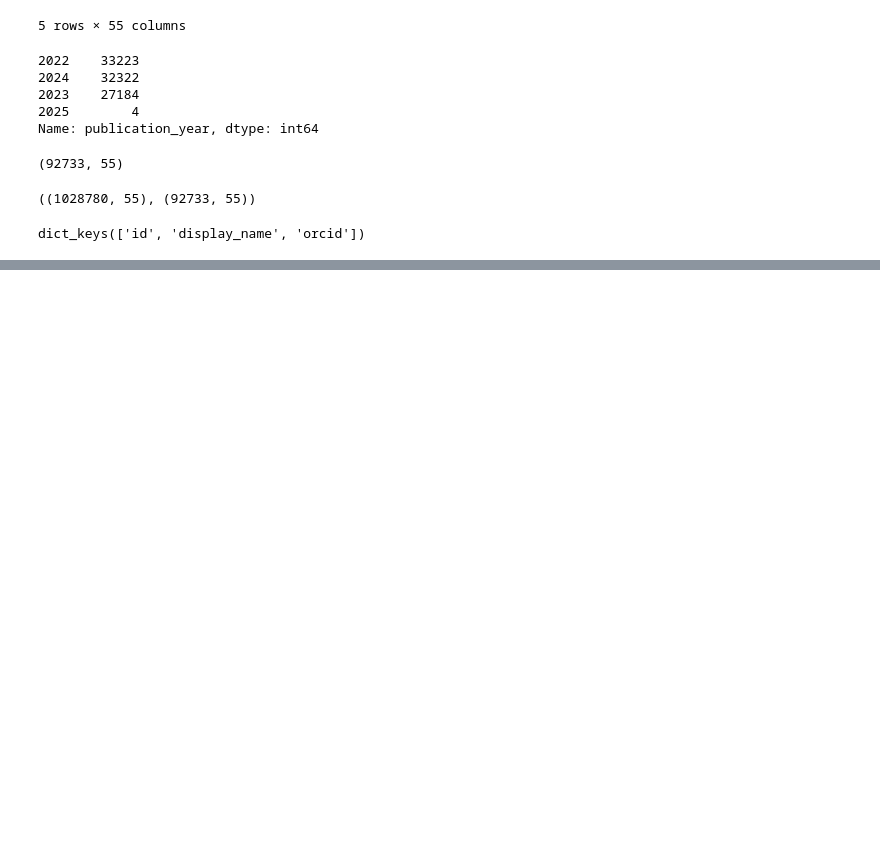
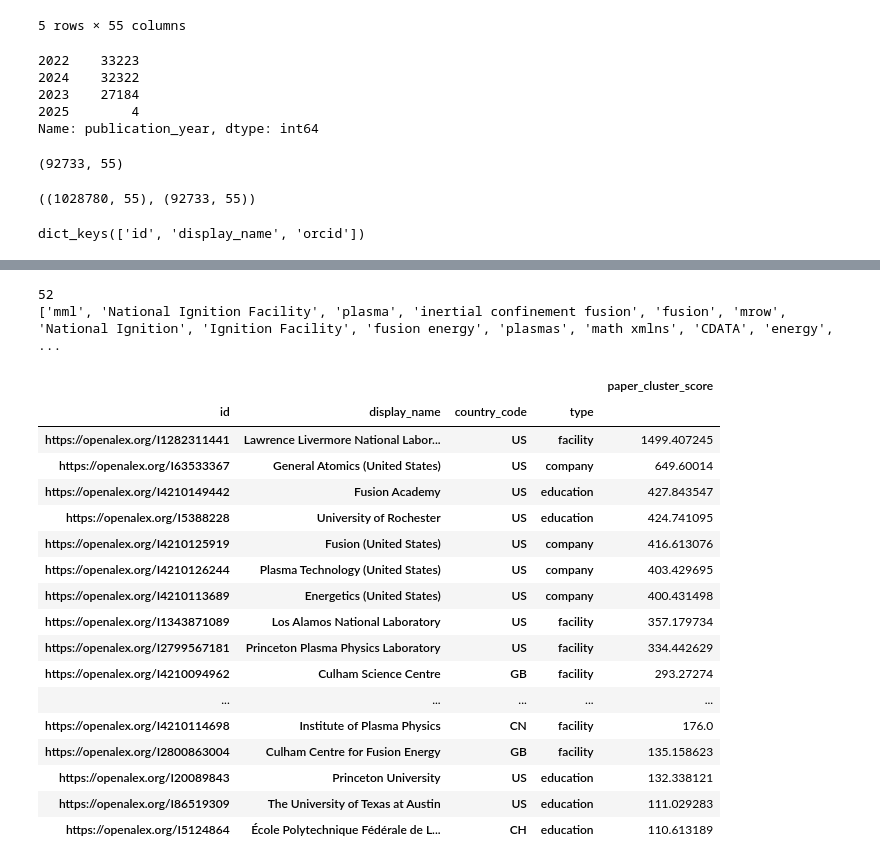
Before and after one commit to doolingdavidrs21/openalex-companies-gpt4, a Jupyter notebook: companies.ipynb, the cells around one changed output, grey strips where cells are left out. Drawn from its saved outputs; the diff is of its cells as text; code cells hidden in the pictures; blank space fills up the shorter version.

```diff
--- a/companies.ipynb
+++ b/companies.ipynb
@@ -352,3 +352,10 @@ centroids = dfinfo.groupby('cluster')[['x','y']].mean().copy()
 centroids['concepts'] = wikiconcepts
 centroids['cluster'] = centroids.index
 centroids['keywords'] = wikikeywords
+# %%
+def wrap_it(x):
+    return "<br>".join(textwrap.wrap(x, width=40))
+   # return "<br>".join(textwrap.wrap(x.replace(r'\s+', ' '), width=40))
+# %%
+centroids['wrapped_keywords'] = centroids['keywords'].apply(str).apply(wrap_it)
+centroids['wrapped_concepts'] = centroids['concepts'].apply(str).apply(wrap_it)
@@ -354,0 +368,14 @@ centroids['keywords'] = wikikeywords
+# %%
+def get_affils_cluster_sort(dc:pd.DataFrame, cl:int):
+    """
+    restricts the dataframe dc to cluster value cl
+    and returns the results grouped by id, ror sorted
+    by the some of probablity descending
+    """
+    dg = dc[dc['paper_cluster'] == cl].copy()
+    print(cl)
+    dv = dg.groupby(['id','display_name','country_code',
+                     'type'])['paper_cluster_score'].sum().to_frame()
+    dv.sort_values('paper_cluster_score', ascending=False, inplace=True)
+    kw = centroids[centroids.cluster == cl]['keywords'].iloc[0]
+    return dv, kw
@@ -354,0 +420,25 @@ centroids['keywords'] = wikikeywords
+# %%
+dv84, kw84 = get_affils_cluster_sort(dftriple, 52)
+print(kw84)
+dv84.head(20)
+# %% [output]
+52
+['mml', 'National Ignition Facility', 'plasma', 'inertial confinement fusion', 'fusion', 'mrow', 'National Ignition', 'Ignition Facility', 'fusion energy', 'plasmas', 'math xmlns', 'CDATA', 'energy',  ...
+|  |  |  |  | paper_cluster_score |
+| id | display_name | country_code | type |  |
+| https://openalex.org/I1282311441 | Lawrence Livermore National Labor... | US | facility | 1499.407245 |
+| https://openalex.org/I63533367 | General Atomics (United States) | US | company | 649.60014 |
+| https://openalex.org/I4210149442 | Fusion Academy | US | education | 427.843547 |
+| https://openalex.org/I5388228 | University of Rochester | US | education | 424.741095 |
+| https://openalex.org/I4210125919 | Fusion (United States) | US | company | 416.613076 |
+| https://openalex.org/I4210126244 | Plasma Technology (United States) | US | company | 403.429695 |
+| https://openalex.org/I4210113689 | Energetics (United States) | US | company | 400.431498 |
+| https://openalex.org/I1343871089 | Los Alamos National Laboratory | US | facility | 357.179734 |
+| https://openalex.org/I2799567181 | Princeton Plasma Physics Laboratory | US | facility | 334.442629 |
+| https://openalex.org/I4210094962 | Culham Science Centre | GB | facility | 293.27274 |
+| ... | ... | ... | ... | ... |
+| https://openalex.org/I4210114698 | Institute of Plasma Physics | CN | facility | 176.0 |
+| https://openalex.org/I2800863004 | Culham Centre for Fusion Energy | GB | facility | 135.158623 |
+| https://openalex.org/I20089843 | Princeton University | US | education | 132.338121 |
+| https://openalex.org/I86519309 | The University of Texas at Austin | US | education | 111.029283 |
+| https://openalex.org/I5124864 | École Polytechnique Fédérale de L... | CH | education | 110.613189 |
```
Also changed, not shown: parts of 6 cells of this notebook.
